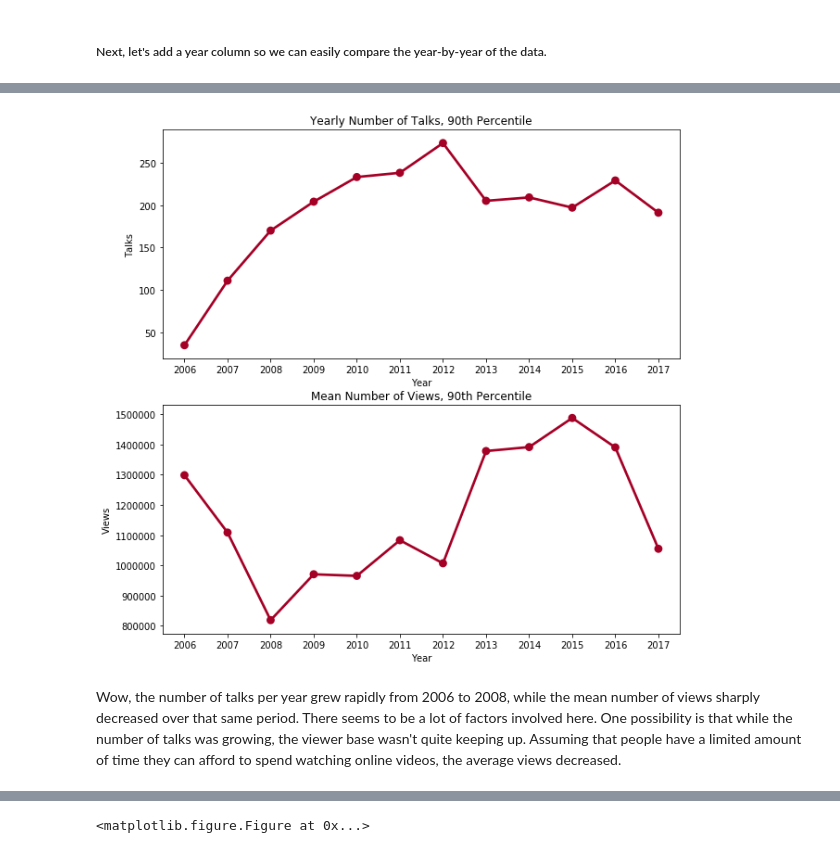
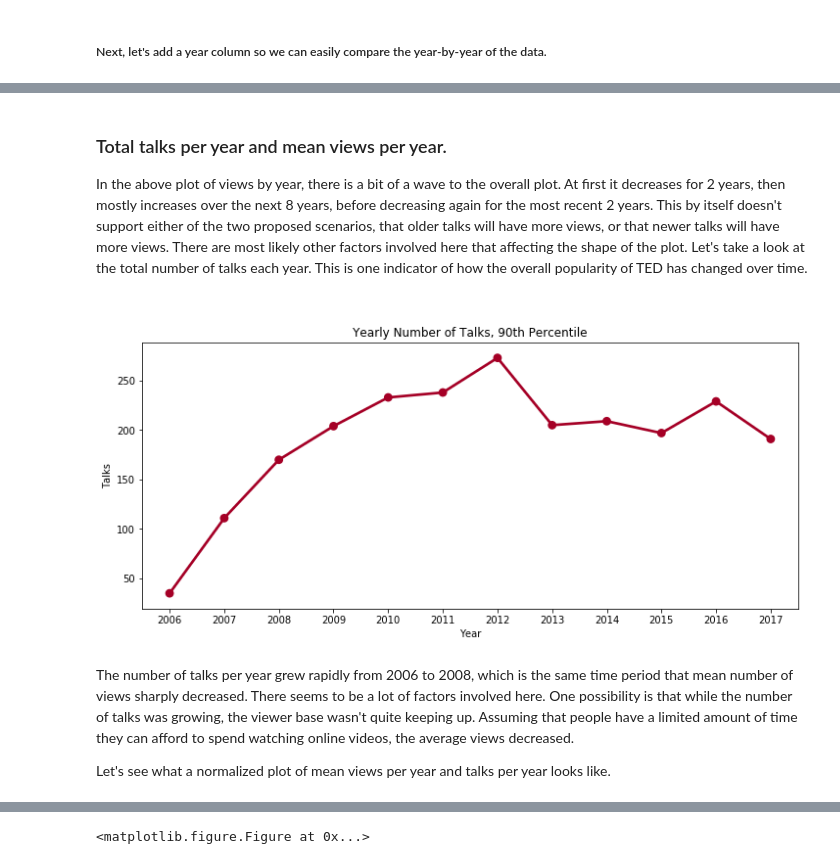
Before and after one commit to lilpricey/Thinkful, a Jupyter notebook: fundamentals/capstone report.ipynb, the cells around one changed output, grey strips where cells are left out. Cells and saved outputs as stored; diff of their text form; code cells hidden in the pictures.

```diff
--- a/fundamentals/capstone report.ipynb
+++ b/fundamentals/capstone report.ipynb
@@ -622,2 +620,7 @@ As with our exploratory plots at the beginning, we'll work with the 90th percent
+# %% [markdown]
+### Total talks per year and mean views per year.
+
+In the above plot of views by year, there is a bit of a wave to the overall plot. At first it decreases for 2 years, then mostly increases over the next 8 years, before decreasing again for the most recent 2 years. This by itself doesn't support either of the two proposed scenarios, that older talks will have more views, or that newer talks will have more views. There are most likely other factors involved here that affecting the shape of the plot. Let's take a look at the total number of talks each year. This  is one indicator of how the overall popularity of TED has changed over time.
+&nbsp;
 # %%
 yearly_talks = pd.DataFrame(ted['year_published'][ted['views'] < ted['views'].quantile(0.9)].value_counts().reset_index())
@@ -626,20 +627,15 @@ yearly_views_subset = pd.DataFrame(ted[ted['views'] < ted['views'].quantile(0.9)
 # %%
-plt.figure(figsize=(10,10))
+plt.figure(figsize=(12,5))
 
-plt.subplot(2, 1, 1)
 sns.pointplot(x='index', y='year_published', data=yearly_talks)
 plt.title('Yearly Number of Talks, 90th Percentile')
 plt.ylabel('Talks')
 plt.xlabel('Year')
 
-plt.subplot(2, 1, 2)
-sns.pointplot(x='year_published', y='views', data=yearly_views_subset)
-plt.title('Mean Number of Views, 90th Percentile')
-plt.ylabel('Views')
-plt.xlabel('Year')
-
 plt.show()
 # %% [output]
-[figure, old version]
+[figure, new version]
 # %% [markdown]
-Wow, the number of talks per year grew rapidly from 2006 to 2008, while the mean number of views sharply decreased over that same period. There seems to be a lot of factors involved here. One possibility is that while the number of talks was growing, the viewer base wasn't quite keeping up. Assuming that people have a limited amount of time they can afford to spend watching online videos, the average views decreased.
+The number of talks per year grew rapidly from 2006 to 2008, which is the same time period that mean number of views sharply decreased. There seems to be a lot of factors involved here. One possibility is that while the number of talks was growing, the viewer base wasn't quite keeping up. Assuming that people have a limited amount of time they can afford to spend watching online videos, the average views decreased.
+
+Let's see what a normalized plot of mean views per year and talks per year looks like.
```
Also changed, not shown: parts of 22 cells of this notebook.
